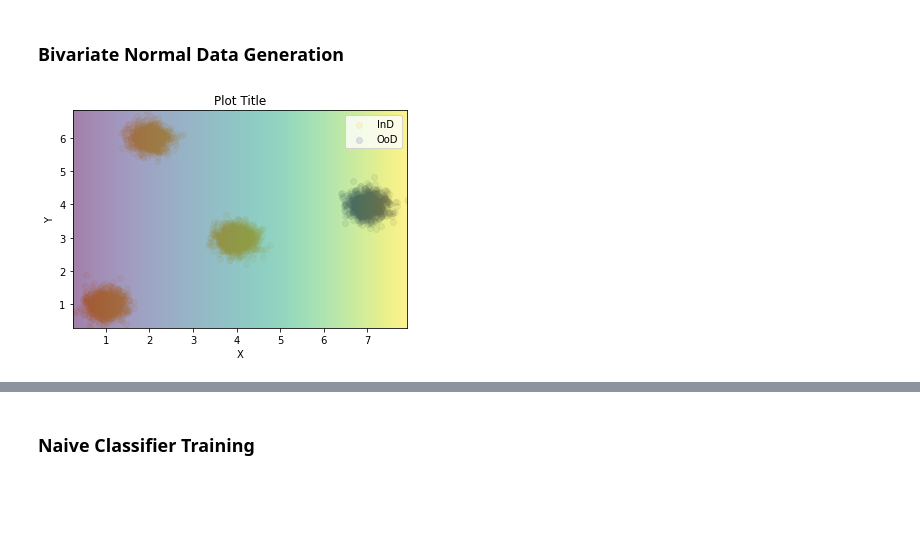
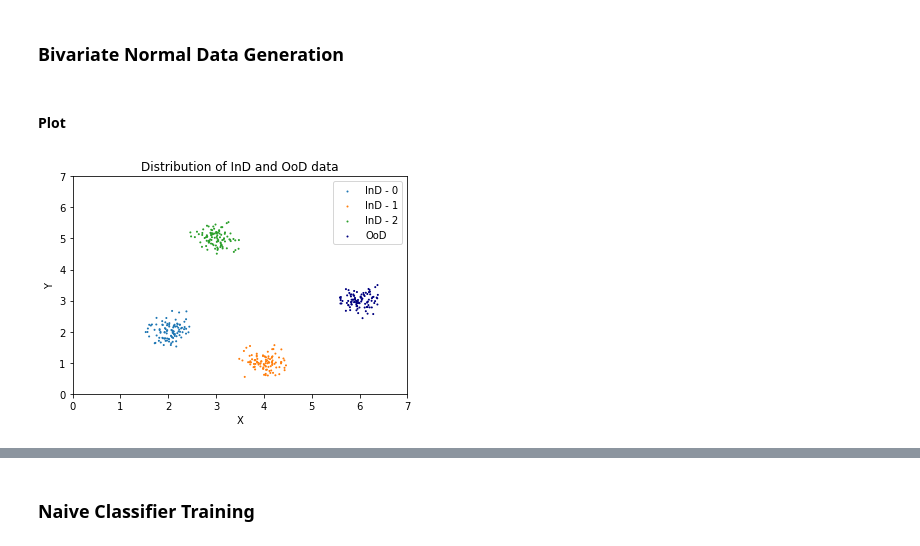
Before and after one commit to Xiaoyang-Song/Out-of-Distribution-GANs, a Jupyter notebook: Notebooks/simulation.ipynb, the cells around one changed output, grey strips where cells are left out. Saved outputs shown, nothing was run; the diff lists cells and outputs as text; code cells hidden in the pictures; blank space fills up the shorter version.

```diff
--- a/Notebooks/simulation.ipynb
+++ b/Notebooks/simulation.ipynb
@@ -65,17 +17,42 @@ OOD_DATA_TEST, OOD_X_TEST, OOD_Y_TEST = cls_to_dset(OOD_CLS, X_TEST, Y_TEST)
-# %%
-plt.scatter(IND_X[:,0], IND_X[:,1], c='orange', label ="InD", alpha=0.10)
-plt.scatter(OOD_X[:,0], OOD_X[:,1], c='navy', label="OoD", alpha=0.10)
-xi = np.linspace(0, 8, 100, endpoint=True)
-yi = np.linspace(0, 8, 100, endpoint=True)
-# xy_pos = list(product(x_pos, y_pos))
-x, y = np.concatenate((IND_X[:,0],OOD_X[:,0])), np.concatenate((IND_X[:,1],OOD_X[:,1]))
-nbins=300
-xi, yi = np.mgrid[x.min():x.max():nbins*1j, y.min():y.max():nbins*1j]
-plt.pcolormesh(xi, yi, xi, shading='auto', alpha=0.50)
-plt.title("Plot Title")
-plt.xlabel("X")
-plt.ylabel("Y")
-plt.legend()
-plt.show()
-# %% [output]
-[figure, removed]
+# %%
+from simulation import get_sampler, cls_to_dset, get_train_test_samples
+MU = {
+    0: [2, 2],
+    1: [4, 1],
+    2: [3, 5],
+    3: [6, 3]
+}
+std = 0.2
+COV = {
+    0: np.eye(2)*std**2,
+    1: np.eye(2)*std**2,
+    2: np.eye(2)*std**2,
+    3: np.eye(2)*std**2
+}
+K = 4
+SAMPLERS = get_sampler(MU, COV, K)
+# Get SAMPLES
+n = 100
+X_TRAIN, Y_TRAIN, X_TEST, Y_TEST = get_train_test_samples(SAMPLERS=SAMPLERS, n=n)
+# Dataset
+IND_CLS = [0, 1, 2]
+OOD_CLS = [3]
+IND_DATA, IND_X, IND_Y = cls_to_dset(IND_CLS, X_TRAIN, Y_TRAIN)
+OOD_DATA, OOD_X, OOD_Y = cls_to_dset(OOD_CLS, X_TRAIN, Y_TRAIN)
+IND_DATA_TEST, IND_X_TEST, IND_Y_TEST = cls_to_dset(IND_CLS, X_TEST, Y_TEST)
+OOD_DATA_TEST, OOD_X_TEST, OOD_Y_TEST = cls_to_dset(OOD_CLS, X_TEST, Y_TEST)
+# %% [markdown]
+#### Plot
+# %%
+for idx in IND_CLS:
+    plt.scatter(IND_X[:,0][IND_Y==idx], IND_X[:,1][IND_Y==idx], label =f"InD - {idx}", sizes=[1]*len(IND_X),alpha=1)
+plt.scatter(OOD_X[:,0], OOD_X[:,1], c='navy', label ="OoD", sizes=[1]*len(OOD_X), alpha=1)
+plt.xlim((0, 7))
+plt.ylim((0, 7))
+plt.legend()
+plt.xlabel("X")
+plt.ylabel("Y")
+plt.title("Distribution of InD and OoD data")
+plt.show()
+# %% [output]
+[figure, added]
```
Also changed, not shown: parts of 16 cells of this notebook, 6 other files.
